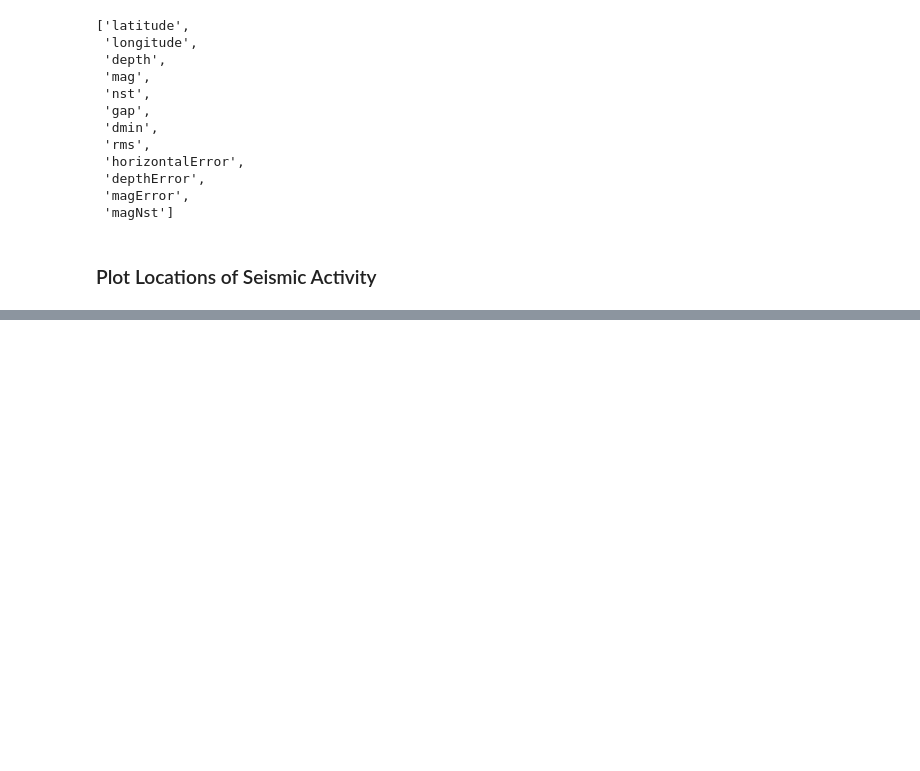
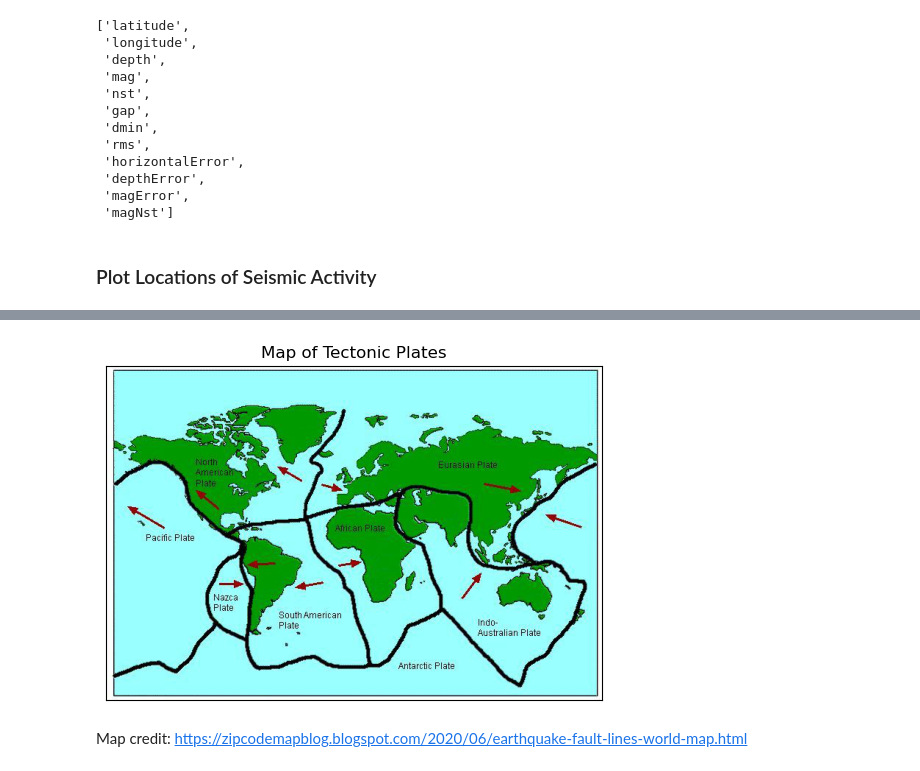
Before and after one commit to ADPriceless/TheDeveloperAcademy_Assignments5and6, a Jupyter notebook: assignment5.ipynb, the cells around one changed output, grey strips where cells are left out. Saved outputs shown, nothing was run; the diff lists cells and outputs as text; code cells hidden in the pictures; blank space fills up the shorter version.

```diff
--- a/assignment5.ipynb
+++ b/assignment5.ipynb
@@ -231,0 +290,11 @@ ax.legend(seismic_types, loc='best')
+# %%
+with Image.open('img\\fault_lines.jpg') as img:
+    plt.imshow(img)
+    plt.title('Map of Tectonic Plates')
+    # remove axes markings
+    plt.xticks([])
+    plt.yticks([])
+# %% [output]
+[figure, added]
+# %% [markdown]
+Map credit: https://zipcodemapblog.blogspot.com/2020/06/earthquake-fault-lines-world-map.html
```
Also changed, not shown: parts of 8 cells of this notebook, 1 other file.
